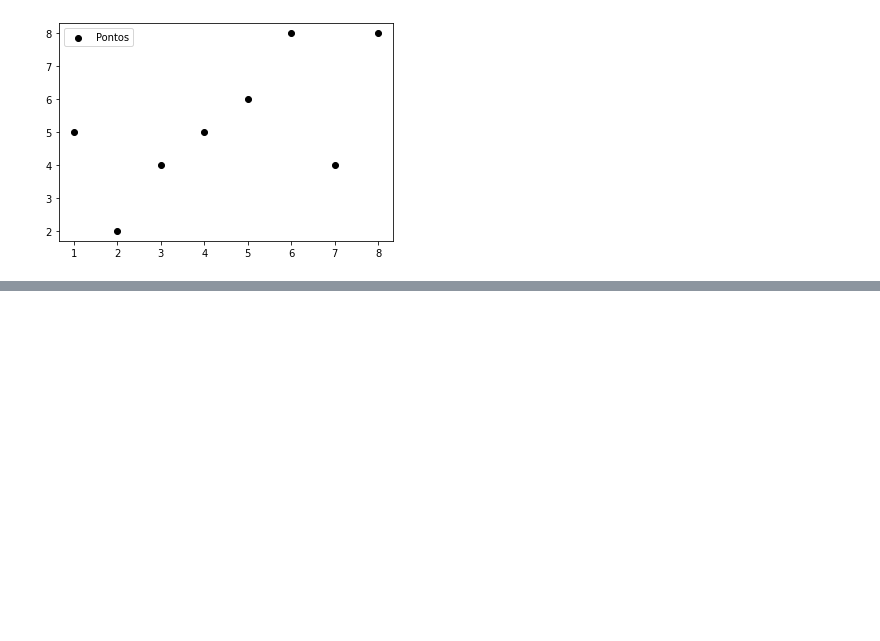
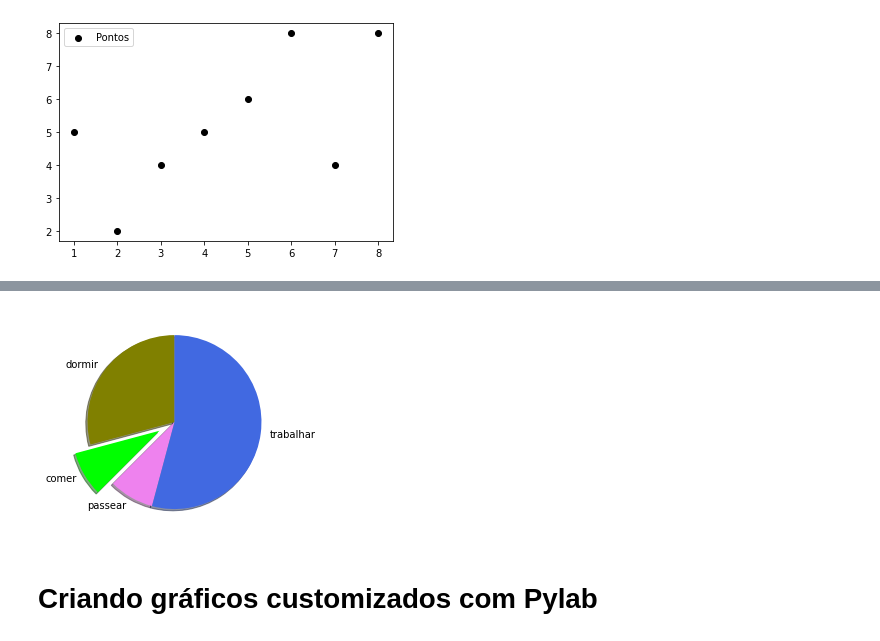
Before and after one commit to ademirmendonca/DadosEmGrafico-Matplotlib-Seaborn, a Jupyter notebook: VisualizandoDadosComMetplotlibESeaborn.ipynb, the cells around one changed output, grey strips where cells are left out. Drawn from its saved outputs; the diff is of its cells as text; code cells hidden in the pictures; blank space fills up the shorter version.

```diff
--- a/VisualizandoDadosComMetplotlibESeaborn.ipynb
+++ b/VisualizandoDadosComMetplotlibESeaborn.ipynb
@@ -131,0 +156,12 @@ plt.show()
+# %%
+# "pie" para criar o gráfico de pizza, recomendado utilizar com no máximo 5 fatias
+# "startangle" para definir o ângulo de início
+# "shadow" sombra
+# "explode" para explodir partes da fatia, para destacara a informação
+
+plt.pie(fatias, labels = atividades, colors= cores, startangle= 90, shadow= True, explode = (0, 0.2, 0, 0))
+plt.show()
+# %% [output]
+[figure, added]
+# %% [markdown]
+# Criando gráficos customizados com Pylab
```
Also changed, not shown: parts of 49 cells of this notebook.
